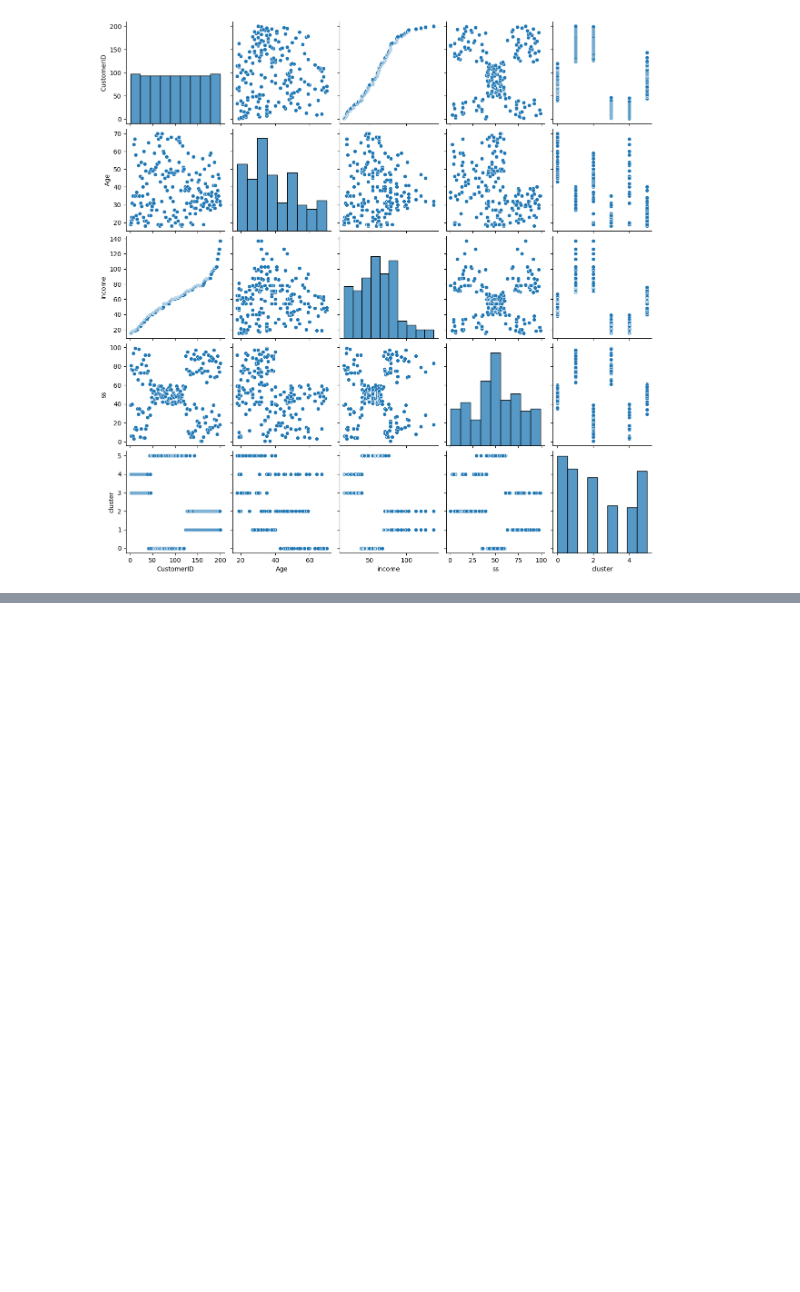
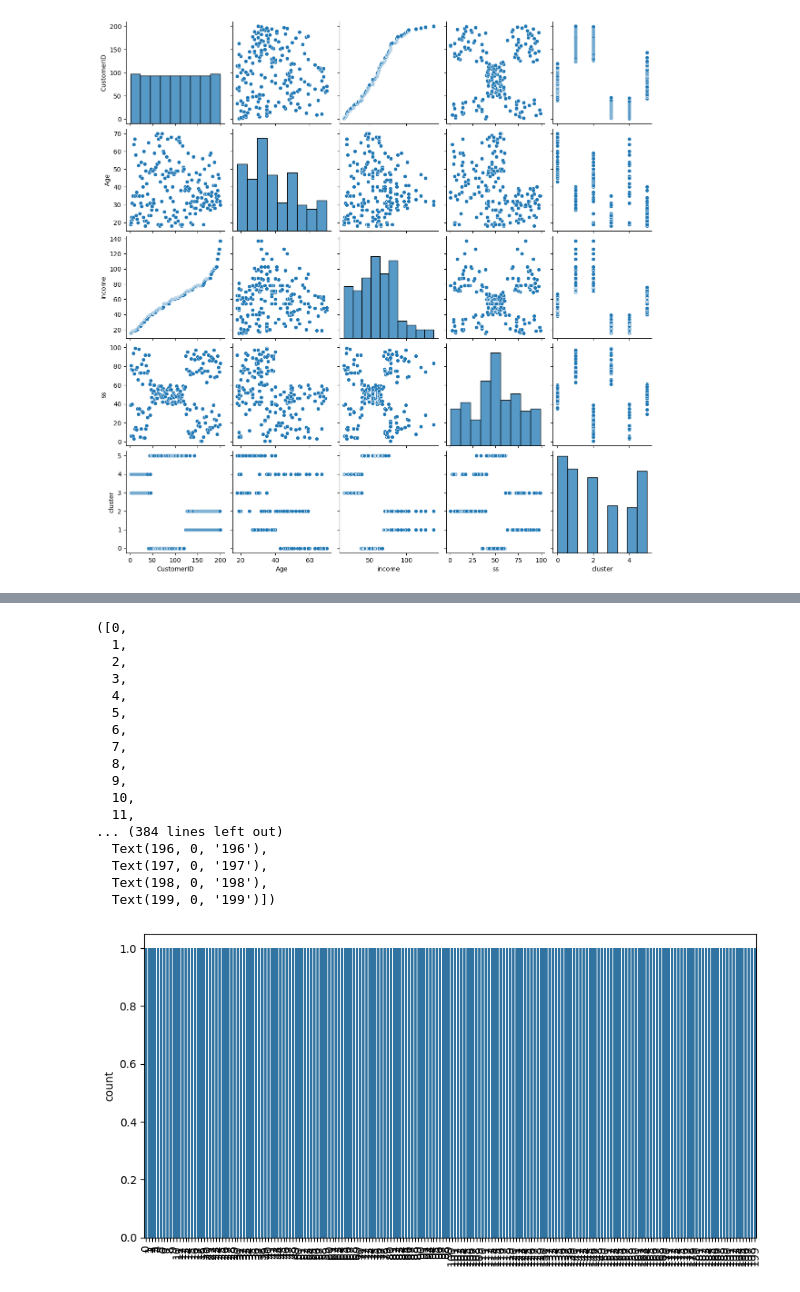
Before and after one commit to DiyanAmin/Data-Science, a Jupyter notebook: Machine Learning/Machine Learning 3/DBSCAN/DBSCAN Clustering for customer.ipynb, the cells around one changed output, grey strips where cells are left out. Cells and saved outputs as stored; diff of their text form; code cells hidden in the pictures; blank space fills up the shorter version.

```diff
--- a/Machine Learning/Machine Learning 3/DBSCAN/DBSCAN Clustering for customer.ipynb
+++ b/Machine Learning/Machine Learning 3/DBSCAN/DBSCAN Clustering for customer.ipynb
@@ -63,0 +90,23 @@ sb.pairplot(df)
+# %%
+plt.figure(figsize=(10,5))
+sb.countplot(df['Age'])
+plt.xticks(rotation=90)
+# %% [output]
+([0,
+  1,
+  2,
+  3,
+  4,
+  5,
+  6,
+  7,
+  8,
+  9,
+  10,
+  11,
+... (384 lines left out)
+  Text(196, 0, '196'),
+  Text(197, 0, '197'),
+  Text(198, 0, '198'),
+  Text(199, 0, '199')])
+[figure, added]
```
Also changed, not shown: parts of 16 cells of this notebook, 3 other files.
